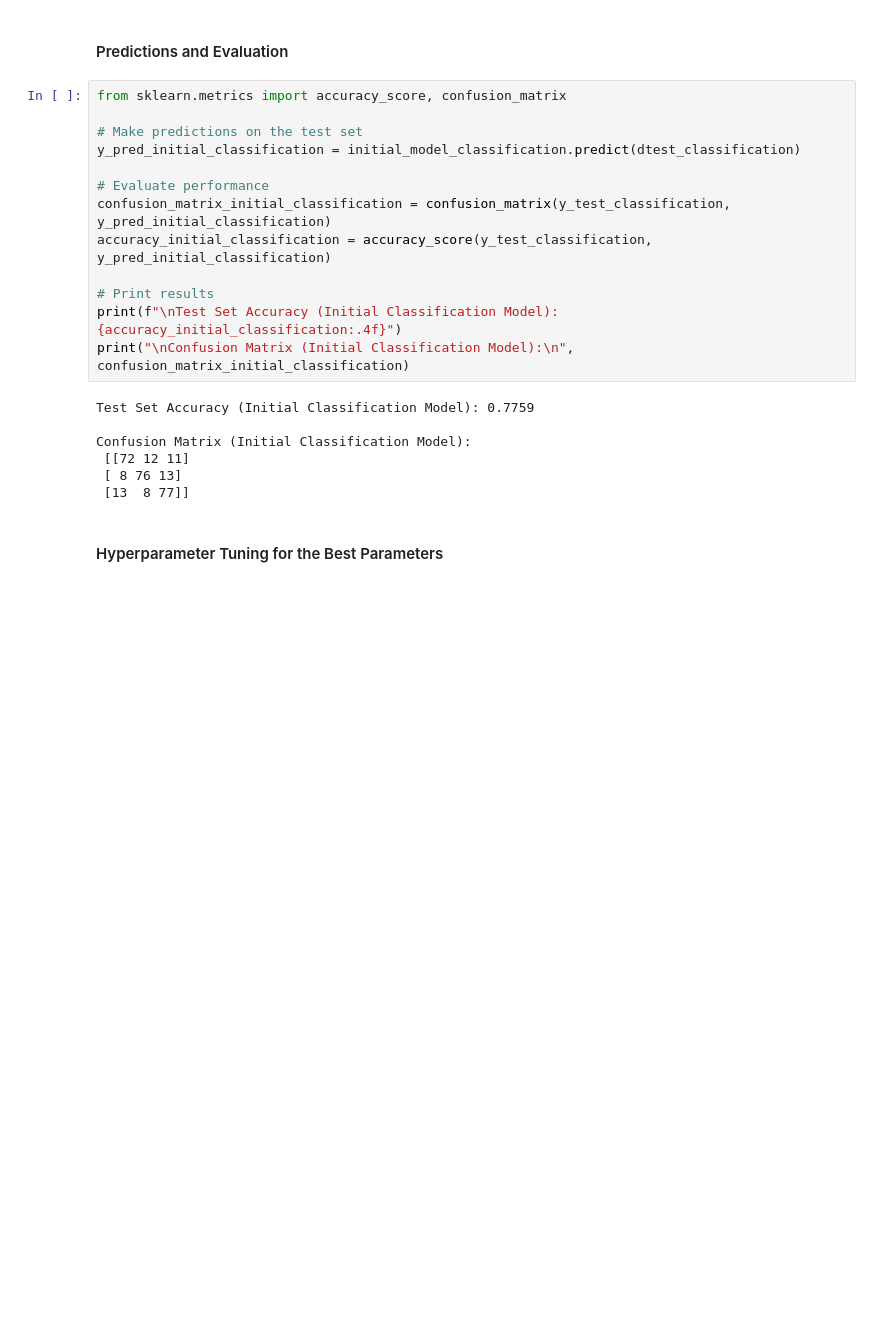
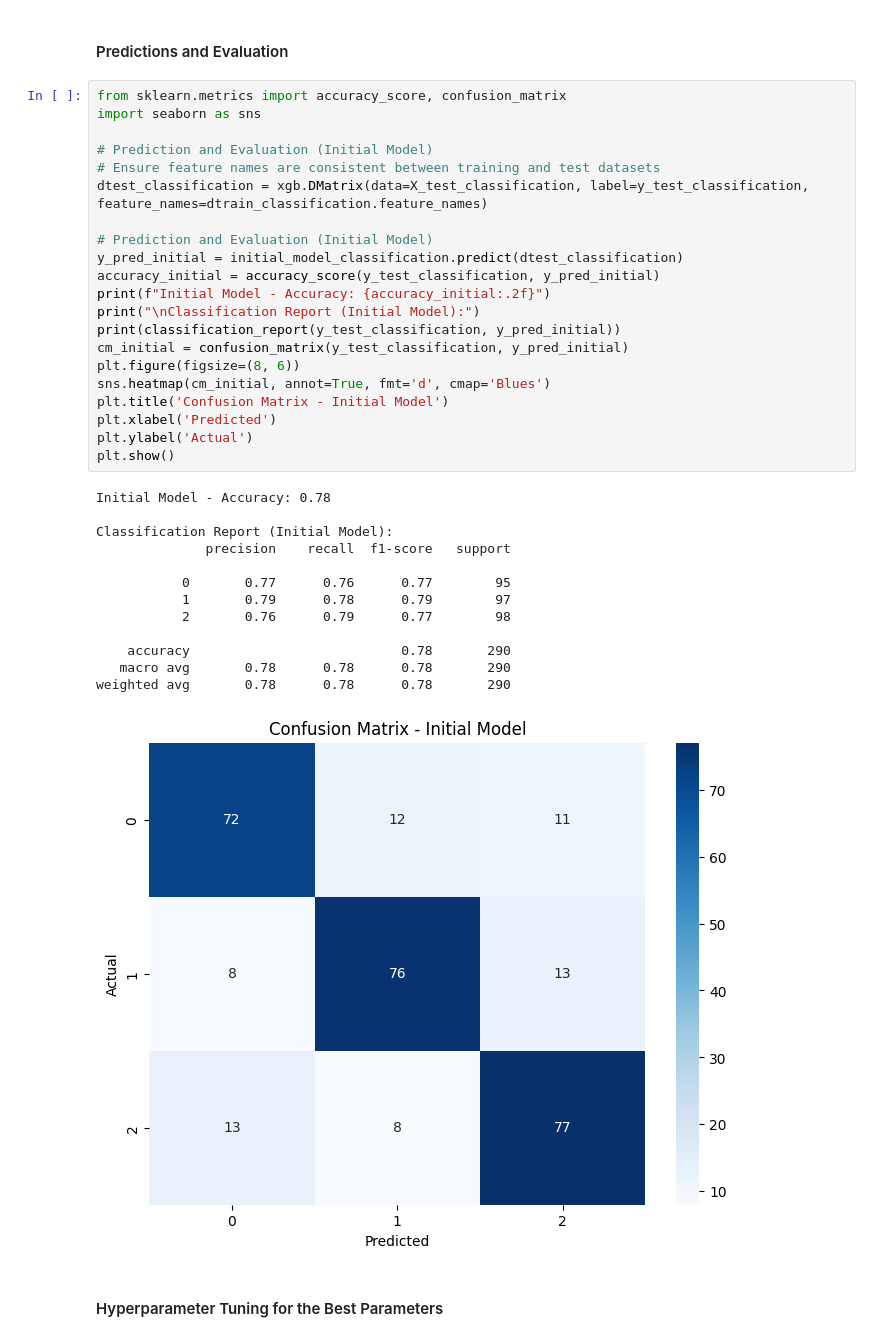
Before and after one commit to zia207/python-colab, a Jupyter notebook: NoteBook/Machine_Learning/Tree_based/03-01-03-03-tree-based-models-gradient-boosted-xboost-python.ipynb, the cells around one changed output. Cells and saved outputs as stored; diff of their text form; blank space fills up the shorter version.

```diff
--- a/NoteBook/Machine_Learning/Tree_based/03-01-03-03-tree-based-models-gradient-boosted-xboost-python.ipynb
+++ b/NoteBook/Machine_Learning/Tree_based/03-01-03-03-tree-based-models-gradient-boosted-xboost-python.ipynb
@@ -749,25 +759,40 @@ initial_model_classification = xgb.train(
 # %% [markdown]
 #### Predictions and Evaluation
-# %%
-from sklearn.metrics import accuracy_score, confusion_matrix
-
-# Make predictions on the test set
-y_pred_initial_classification = initial_model_classification.predict(dtest_classification)
-
-# Evaluate performance
-confusion_matrix_initial_classification = confusion_matrix(y_test_classification, y_pred_initial_classification)
-accuracy_initial_classification = accuracy_score(y_test_classification, y_pred_initial_classification)
-
-# Print results
-print(f"\nTest Set Accuracy (Initial Classification Model): {accuracy_initial_classification:.4f}")
-print("\nConfusion Matrix (Initial Classification Model):\n", confusion_matrix_initial_classification)
-# %% [output]
-Test Set Accuracy (Initial Classification Model): 0.7759
-
-Confusion Matrix (Initial Classification Model):
- [[72 12 11]
- [ 8 76 13]
- [13  8 77]]
+# %%
+from sklearn.metrics import accuracy_score, confusion_matrix
+import seaborn as sns
+
+# Prediction and Evaluation (Initial Model)
+# Ensure feature names are consistent between training and test datasets
+dtest_classification = xgb.DMatrix(data=X_test_classification, label=y_test_classification, feature_names=dtrain_classification.feature_names)
+
+# Prediction and Evaluation (Initial Model)
+y_pred_initial = initial_model_classification.predict(dtest_classification)
+accuracy_initial = accuracy_score(y_test_classification, y_pred_initial)
+print(f"Initial Model - Accuracy: {accuracy_initial:.2f}")
+print("\nClassification Report (Initial Model):")
+print(classification_report(y_test_classification, y_pred_initial))
+cm_initial = confusion_matrix(y_test_classification, y_pred_initial)
+plt.figure(figsize=(8, 6))
+sns.heatmap(cm_initial, annot=True, fmt='d', cmap='Blues')
+plt.title('Confusion Matrix - Initial Model')
+plt.xlabel('Predicted')
+plt.ylabel('Actual')
+plt.show()
+# %% [output]
+Initial Model - Accuracy: 0.78
+
+Classification Report (Initial Model):
+              precision    recall  f1-score   support
+
+           0       0.77      0.76      0.77        95
+           1       0.79      0.78      0.79        97
+           2       0.76      0.79      0.77        98
+
+    accuracy                           0.78       290
+   macro avg       0.78      0.78      0.78       290
+weighted avg       0.78      0.78      0.78       290
+[figure, added]
 # %% [markdown]
 #### Hyperparameter Tuning for the Best Parameters
 # %% [markdown]
```
Also changed, not shown: parts of 30 cells of this notebook.
